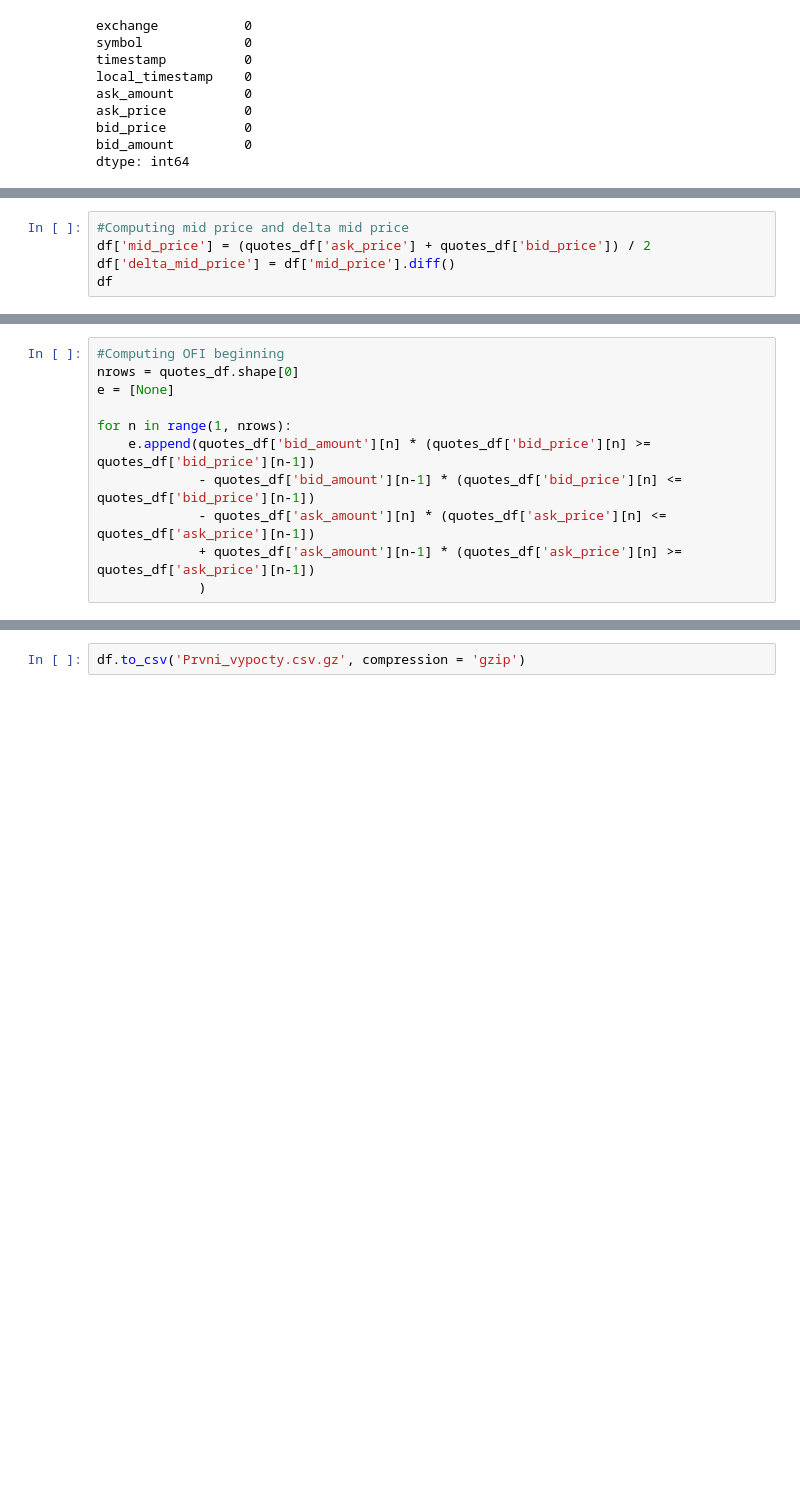
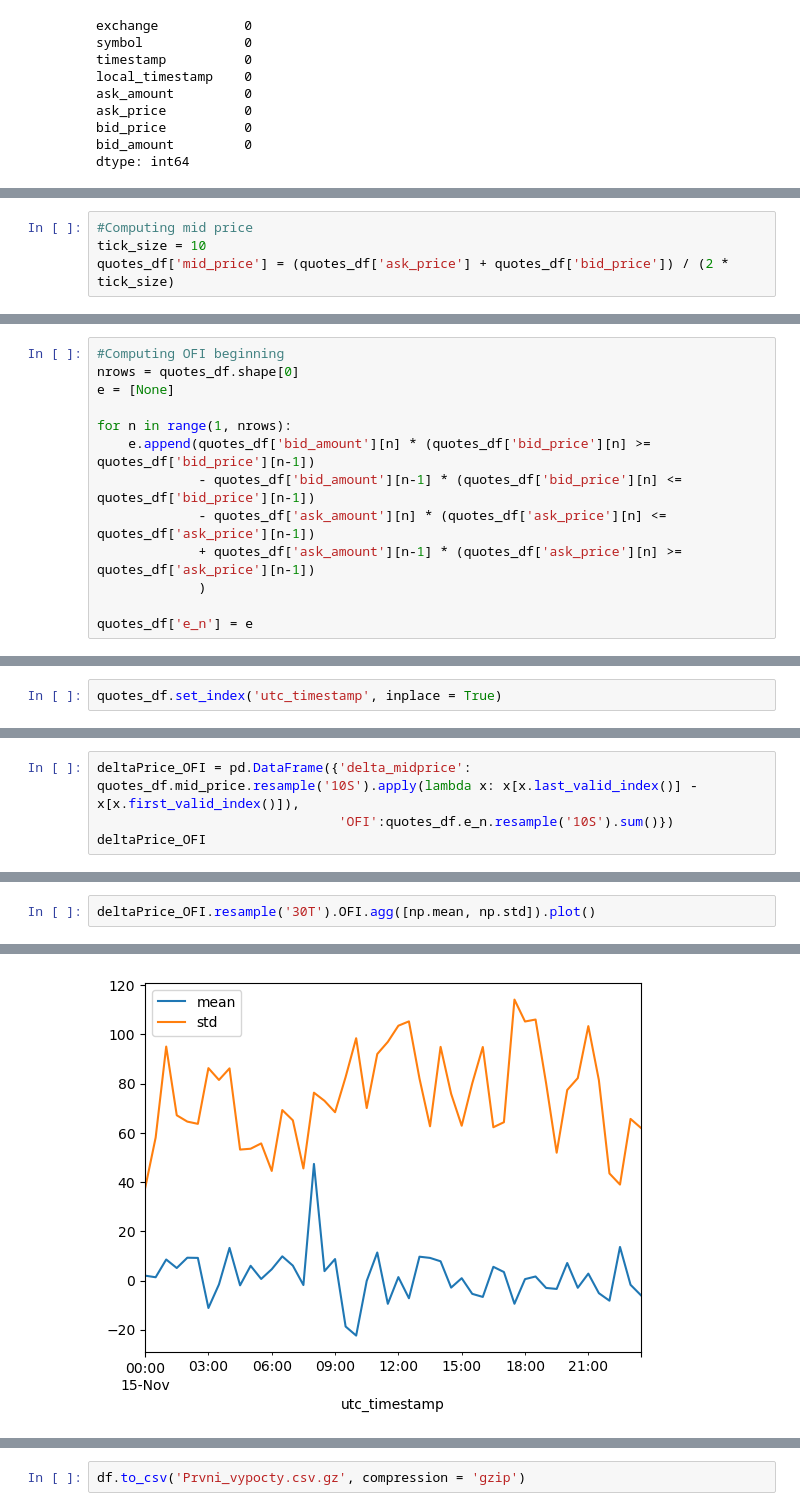
Before and after one commit to marekerben/Bakalarka, a Jupyter notebook: data.ipynb, the cells around one changed output, grey strips where cells are left out. Drawn from its saved outputs; the diff is of its cells as text; blank space fills up the shorter version.

Commit message:
I computed OFI, and plotted for every 30 min. intervals its mean and std values

```diff
--- a/data.ipynb
+++ b/data.ipynb
@@ -62,5 +75,4 @@ df = quotes_df[['exchange', 'symbol', 'timestamp', 'local_timestamp']].copy()
 # %%
-#Computing mid price and delta mid price
-df['mid_price'] = (quotes_df['ask_price'] + quotes_df['bid_price']) / 2
-df['delta_mid_price'] = df['mid_price'].diff()
-df
+#Computing mid price
+tick_size = 10
+quotes_df['mid_price'] = (quotes_df['ask_price'] + quotes_df['bid_price']) / (2 * tick_size)
@@ -89,3 +87,5 @@ for n in range(1, nrows):
              - quotes_df['ask_amount'][n] * (quotes_df['ask_price'][n] <= quotes_df['ask_price'][n-1])
              + quotes_df['ask_amount'][n-1] * (quotes_df['ask_price'][n] >= quotes_df['ask_price'][n-1])
              )
+
+quotes_df['e_n'] = e
@@ -141,0 +106,2 @@ df
+# %%
+quotes_df.set_index('utc_timestamp', inplace = True)
@@ -141,0 +128,4 @@ df
+# %%
+deltaPrice_OFI = pd.DataFrame({'delta_midprice': quotes_df.mid_price.resample('10S').apply(lambda x: x[x.last_valid_index()] - x[x.first_valid_index()]),
+                               'OFI':quotes_df.e_n.resample('10S').sum()})
+deltaPrice_OFI
@@ -141,0 +147,3 @@ df
+# %%
+deltaPrice_OFI.resample('30T').OFI.agg([np.mean, np.std]).plot()
+# %% [output]
@@ -141,0 +151 @@ df
+[figure, added]
```
Also changed, not shown: parts of 15 cells of this notebook, 2 other files.
